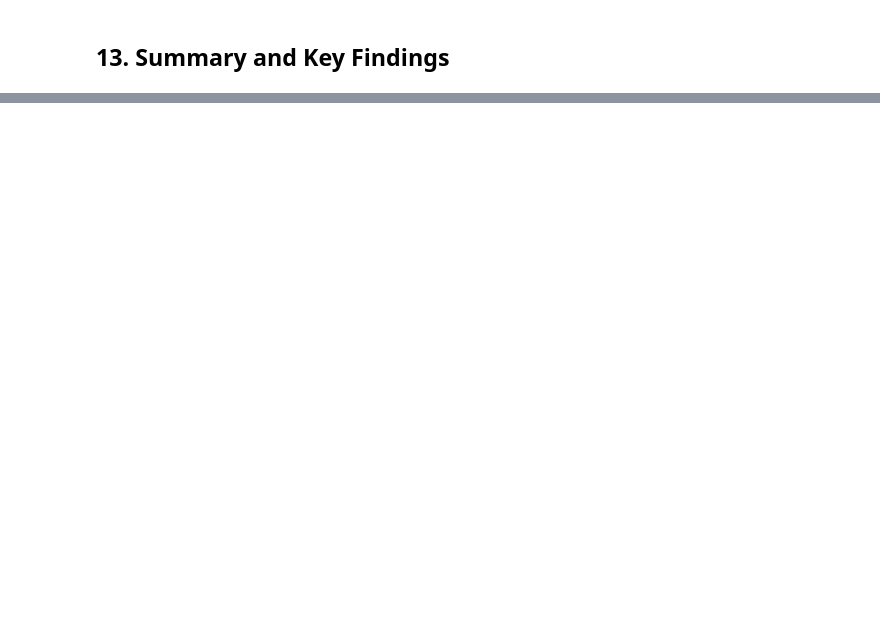
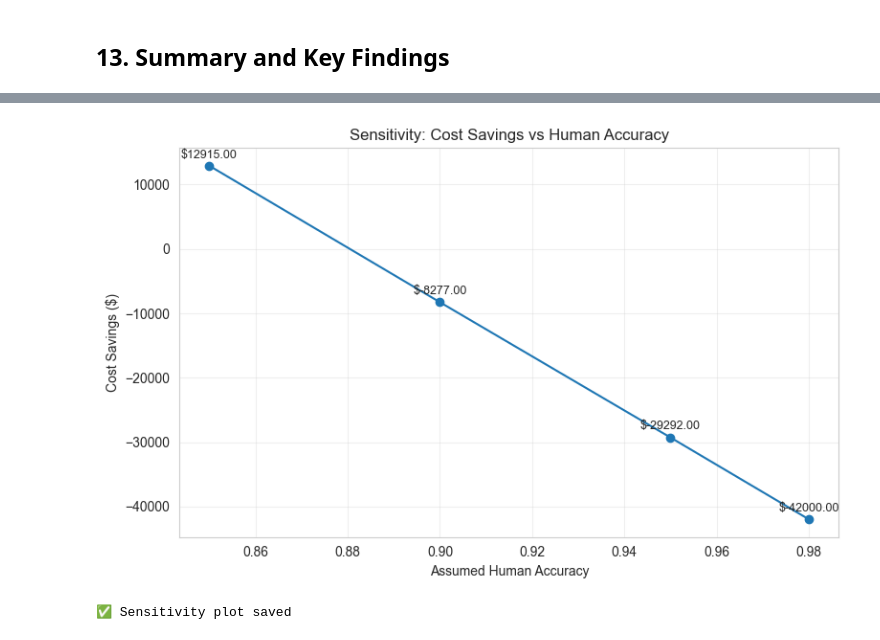
Before and after one commit to Lazy-Loaders-Group/Credit_Risk_Escalation, a Jupyter notebook: notebooks/04_escalation_system.ipynb, the cells around one changed output, grey strips where cells are left out. Cells and saved outputs as stored; diff of their text form; code cells hidden in the pictures; blank space fills up the shorter version.

```diff
--- a/notebooks/04_escalation_system.ipynb
+++ b/notebooks/04_escalation_system.ipynb
@@ -445,0 +658,17 @@ print("="*60)
+# %%
+# Plot sensitivity of cost savings vs assumed human accuracy
+fig, ax = plt.subplots(figsize=(8,5))
+ax.plot(human_review_df['human_accuracy'], human_review_df['cost_savings'], marker='o')
+ax.set_xlabel('Assumed Human Accuracy')
+ax.set_ylabel('Cost Savings ($)')
+ax.set_title('Sensitivity: Cost Savings vs Human Accuracy')
+for _, r in human_review_df.iterrows():
+    ax.annotate(f"${r['cost_savings']:.2f}", (r['human_accuracy'], r['cost_savings']), textcoords='offset points', xytext=(0,6), ha='center', fontsize=9)
+plt.grid(alpha=0.3)
+plt.tight_layout()
+plt.savefig('../results/figures/human_accuracy_sensitivity.png', dpi=300)
+plt.show()
+print("✅ Sensitivity plot saved")
+# %% [output]
+[figure, added]
+✅ Sensitivity plot saved
```
Also changed, not shown: parts of 23 cells of this notebook, 18 other files.
